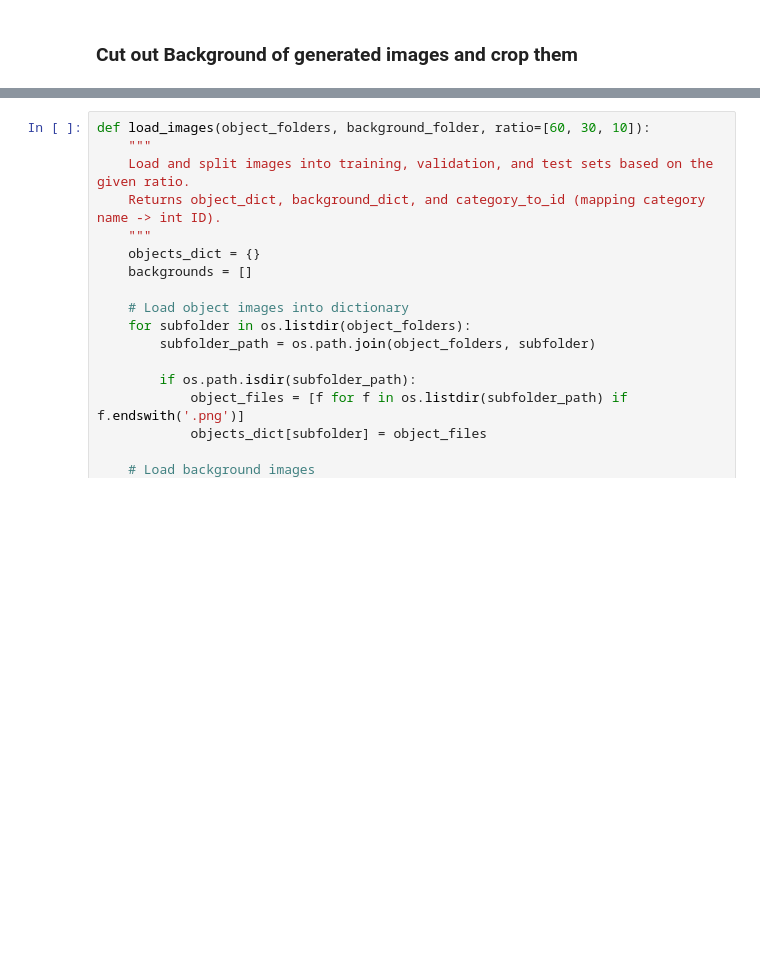
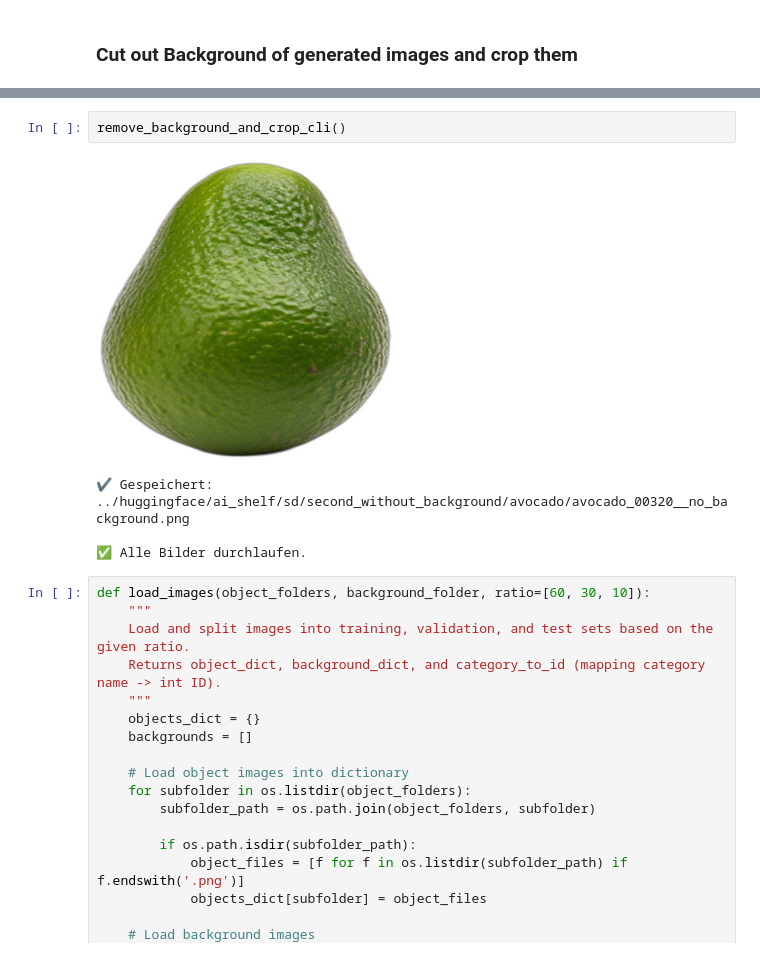
Before and after one commit to TorgeSchwark/TinyML-MT, a Jupyter notebook: code_imagegeneration/Create_images.ipynb, the cells around one changed output, grey strips where cells are left out. Saved outputs shown, nothing was run; the diff lists cells and outputs as text; blank space fills up the shorter version.

Commit message:
filtered backgrounds

```diff
--- a/code_imagegeneration/Create_images.ipynb
+++ b/code_imagegeneration/Create_images.ipynb
@@ -43,3 +90,10 @@ def remove_background_and_crop(input_dir='./all_generated_objects', output_dir='
+# %%
+remove_background_and_crop_cli()
+# %% [output]
+[figure, added]
+✔️ Gespeichert: ../huggingface/ai_shelf/sd/second_without_background/avocado/avocado_00320__no_background.png
+
+✅ Alle Bilder durchlaufen.
 # %%
 def load_images(object_folders, background_folder, ratio=[60, 30, 10]):
     """
```
Also changed, not shown: parts of 3 cells of this notebook, 1 other file.
